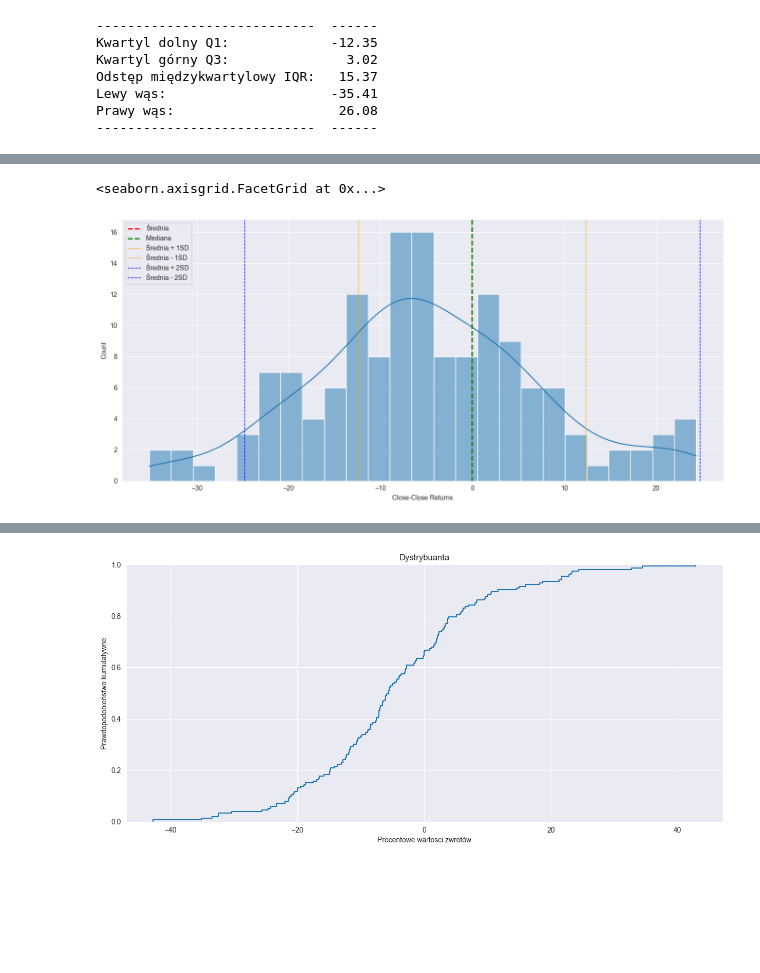
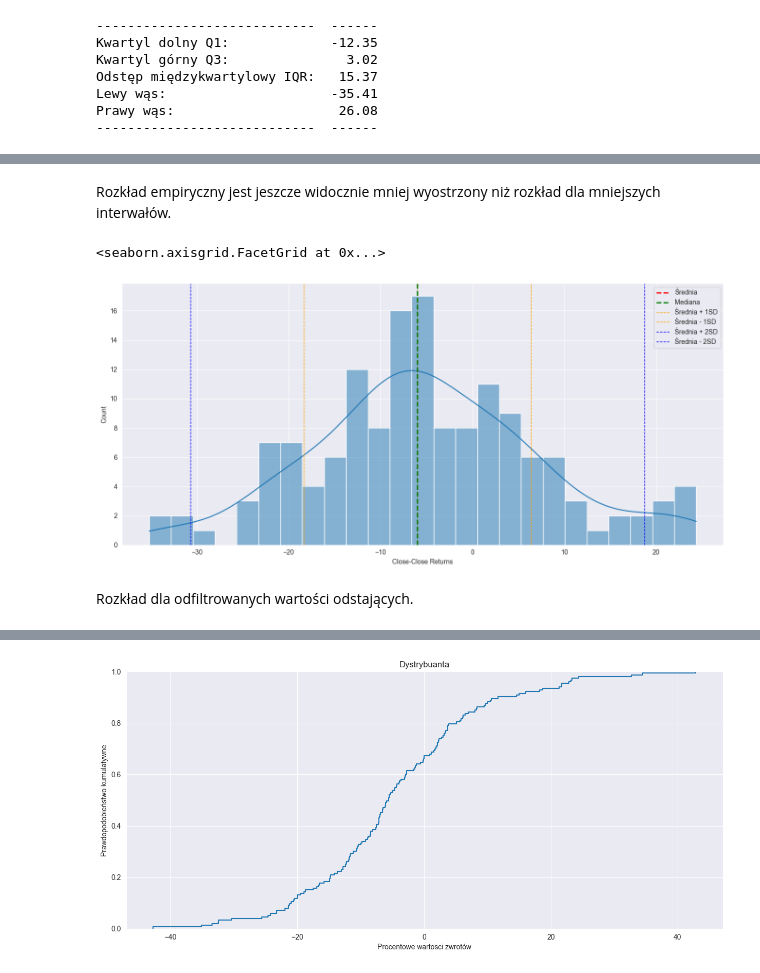
Before and after one commit to daredevilq/stock-market-analysis, a Jupyter notebook: market-analysis.ipynb, the cells around one changed output, grey strips where cells are left out. Drawn from its saved outputs; the diff is of its cells as text; code cells hidden in the pictures; blank space fills up the shorter version.

```diff
--- a/market-analysis.ipynb
+++ b/market-analysis.ipynb
@@ -1161,18 +1382,22 @@ compare_with_normal_distribution(df_microsoft_quarterly['Close-Close Returns'])
+# %% [markdown]
+Rozkład empiryczny jest jeszcze widocznie mniej wyostrzony niż rozkład dla mniejszych interwałów.
 # %%
 data = df_microsoft_quarterly['Close-Close Returns']
 
 Q1 = data.quantile(0.25)
 Q3 = data.quantile(0.75)
 IQR = Q3 - Q1
 left = Q1 - 1.5 * IQR
 right = Q3 + 1.5 * IQR
 
 # Wybieramy wartości pomiędzy left a right
 selected_values = data[(data >= left) & (data <= right)]
-distribution_chart(selected_values, df_microsoft_daily['Close-Close Returns'],25 )
+distribution_chart(selected_values, selected_values,25 )
 # %% [output]
 <seaborn.axisgrid.FacetGrid at 0x...>
-[figure, old version]
+[figure, new version]
+# %% [markdown]
+Rozkład dla odfiltrowanych wartości odstających.
 # %%
 df_microsoft_quarterly['Close-Close Returns'] = df_microsoft_quarterly['Close-Close Returns'].fillna(0)
 # %%
```
Also changed, not shown: parts of 214 cells of this notebook, 4 other files.
